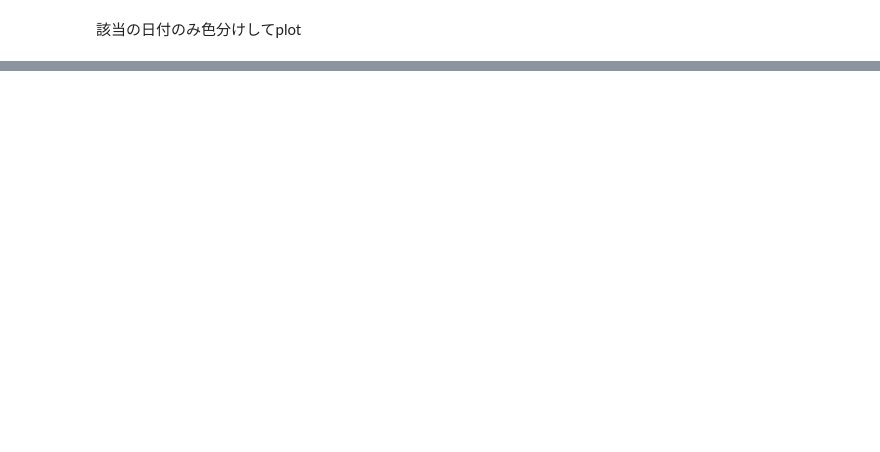
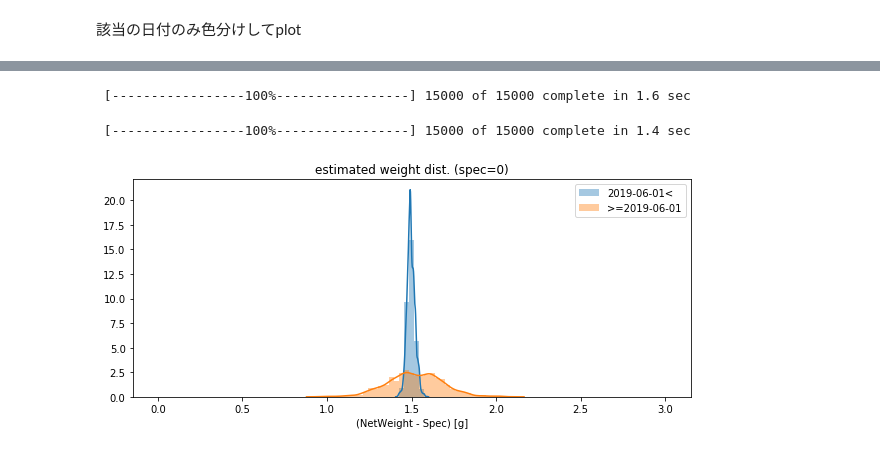
Before and after one commit to tok41/choco-ball-statistics, a Jupyter notebook: analysis/jupyter/plot_weight_dist.ipynb, the cells around one changed output, grey strips where cells are left out. Drawn from its saved outputs; the diff is of its cells as text; code cells hidden in the pictures; blank space fills up the shorter version.

```diff
--- a/analysis/jupyter/plot_weight_dist.ipynb
+++ b/analysis/jupyter/plot_weight_dist.ipynb
@@ -64,0 +70,34 @@ ax.legend()
+# %%
+def getEstimatedWeightDist(values, spec, n_sample=15000, n_burn=5000):
+    # 精度$\tau$(分散の逆数)
+    tau = 1.0 / pm.Uniform("std", 0, 100)**2
+    # 分布の中心
+    ## 事前分布の中心として製品仕様を、tauを0.01(分散=100)
+    center = pm.Normal("center", spec, 0.01)
+    # 観測とモデルを結びつける
+    observations = pm.Normal("obs", center, tau, value=values, observed=True)
+    # Modelオブジェクト生成
+    model = pm.Model([tau, center])
+
+    # MCMC
+    mcmc = pm.MCMC(model)
+    mcmc.sample(n_sample, n_burn)
+
+    return mcmc.trace("center")[:], mcmc.trace("std")[:]
+# %%
+fig = plt.figure(figsize=(10, 4))
+ax = fig.subplots(1, 1)
+
+bins = np.linspace(0, 3.0, 100)
+labs = ['{}<'.format(timeThresh), '>={}'.format(timeThresh)]
+for i, value in enumerate(w_list):
+    e_center, e_std = getEstimatedWeightDist(values=value, spec=28)
+    sns.distplot((e_center-28), bins=bins, label=labs[i], ax=ax)
+ax.set_title('estimated weight dist. (spec=0)')
+ax.set_xlabel("(NetWeight - Spec) [g]")
+ax.legend()
+fig.savefig("weight_estimate_bayes_peanuts.png")
+# %% [output]
+ [-----------------100%-----------------] 15000 of 15000 complete in 1.6 sec
+ [-----------------100%-----------------] 15000 of 15000 complete in 1.4 sec
+[figure, added]
```
Also changed, not shown: parts of 6 cells of this notebook, 5 other files.
